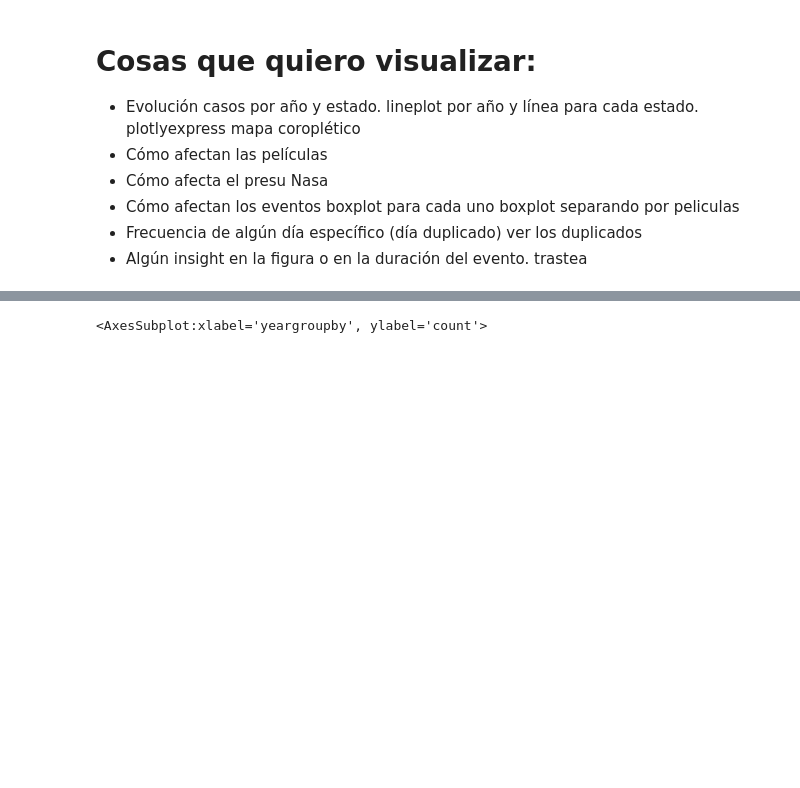
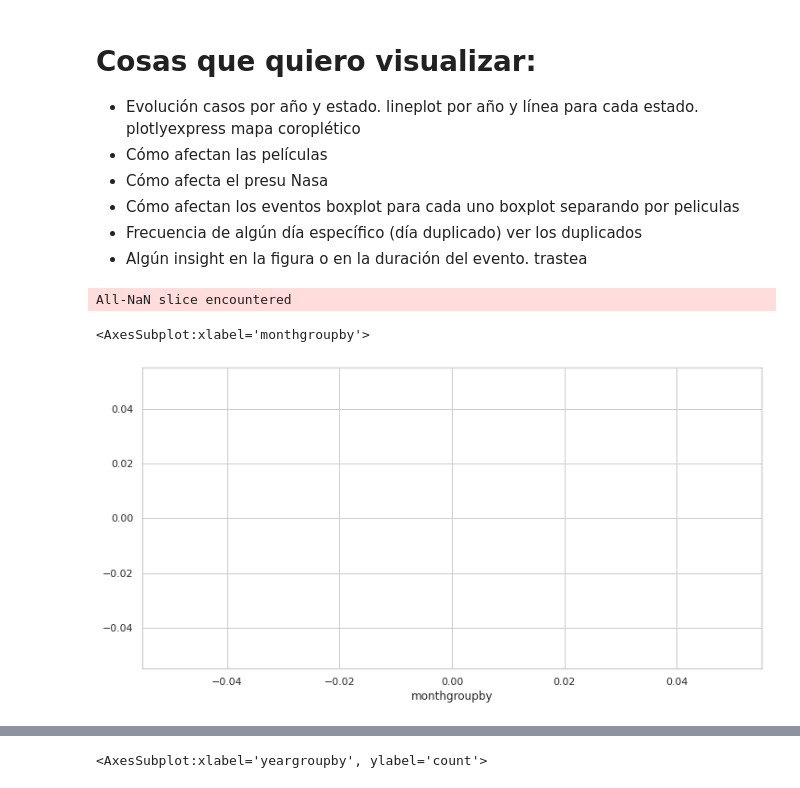
Before and after one commit to LuisSerranoCerame/Aliens, a Jupyter notebook: VisualsDate.ipynb, the cells around one changed output, grey strips where cells are left out. Drawn from its saved outputs; the diff is of its cells as text; code cells hidden in the pictures; blank space fills up the shorter version.

Commit message:
Visualizaciones y eventos

```diff
--- a/VisualsDate.ipynb
+++ b/VisualsDate.ipynb
@@ -277,3 +354,9 @@ sns.set(rc={"figure.figsize": (12.,6.)})
 sns.set_style("whitegrid")
 # %%
 #df.head()
+# %%
+sns.lineplot(x="monthgroupby",data=df)
+# %% [output]
+All-NaN slice encountered
+<AxesSubplot:xlabel='monthgroupby'>
+[figure, added]
```
Also changed, not shown: parts of 21 cells of this notebook, 2 other files.
